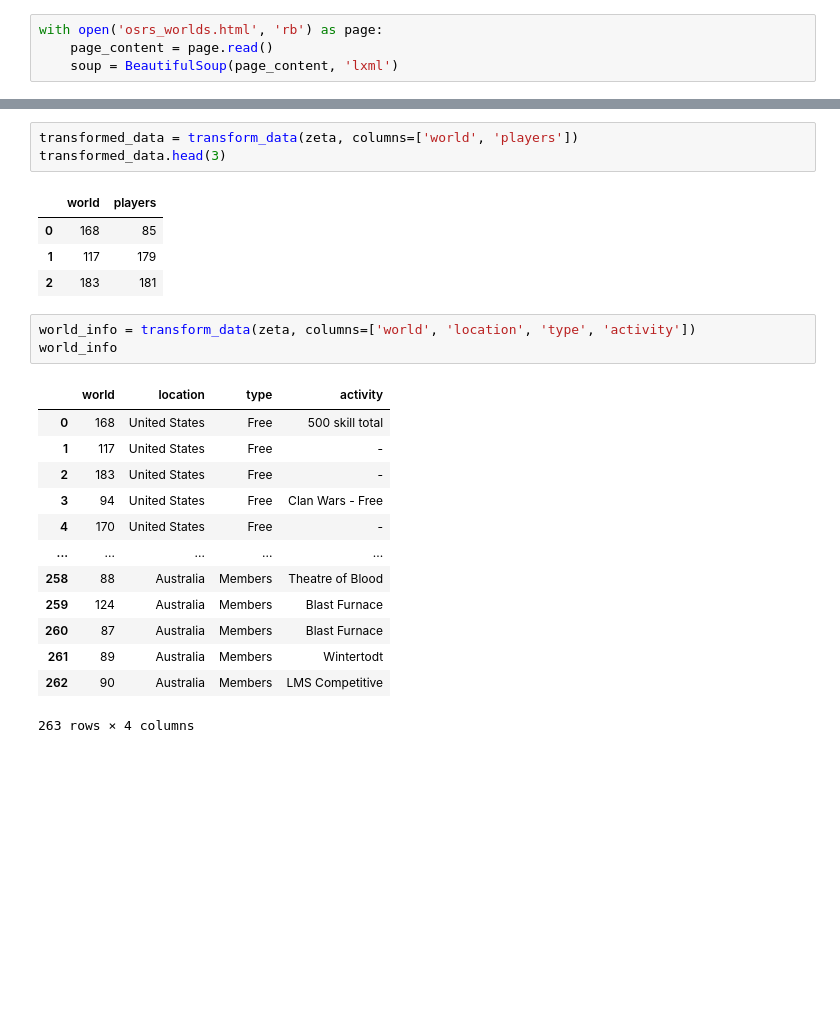
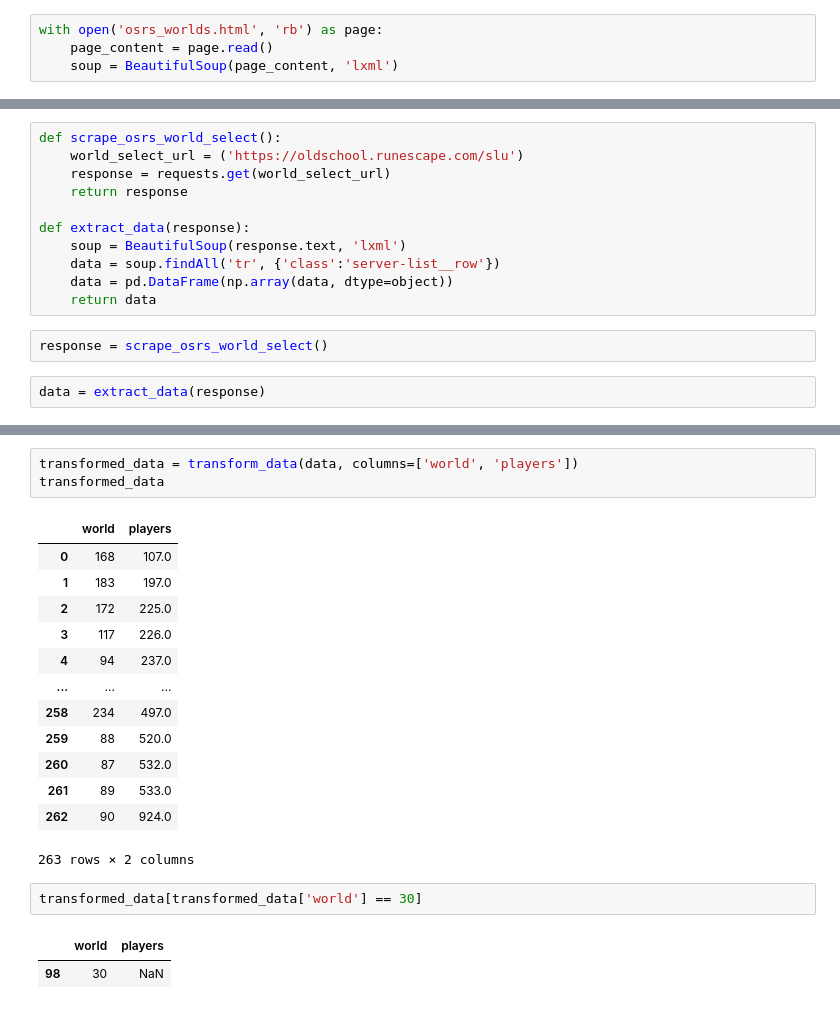
Before and after one commit to ys-lin14/osrs-player-count-scraper, a Jupyter notebook: etl_prototype.ipynb, the cells around one changed output, grey strips where cells are left out. Drawn from its saved outputs; the diff is of its cells as text; blank space fills up the shorter version.

Commit message:
create prototype for extracting data

```diff
--- a/etl_prototype.ipynb
+++ b/etl_prototype.ipynb
@@ -77,0 +85,15 @@ zeta = pd.DataFrame(np.array(row_data, dtype=object))
+# %%
+def scrape_osrs_world_select():
+    world_select_url = ('https://oldschool.runescape.com/slu')
+    response = requests.get(world_select_url)
+    return response
+
+def extract_data(response):
+    soup = BeautifulSoup(response.text, 'lxml')
+    data = soup.findAll('tr', {'class':'server-list__row'})
+    data = pd.DataFrame(np.array(data, dtype=object))
+    return data
+# %%
+response = scrape_osrs_world_select()
+# %%
+data = extract_data(response)
@@ -78,25 +134,22 @@ zeta = pd.DataFrame(np.array(row_data, dtype=object))
 # %%
-transformed_data = transform_data(zeta, columns=['world', 'players'])
-transformed_data.head(3)
+transformed_data = transform_data(data, columns=['world', 'players'])
+transformed_data
 # %% [output]
 |  | world | players |
-| 0 | 168 | 85 |
-| 1 | 117 | 179 |
-| 2 | 183 | 181 |
+| 0 | 168 | 107.0 |
+| 1 | 183 | 197.0 |
+| 2 | 172 | 225.0 |
+| 3 | 117 | 226.0 |
+| 4 | 94 | 237.0 |
+| ... | ... | ... |
+| 258 | 234 | 497.0 |
+| 259 | 88 | 520.0 |
+| 260 | 87 | 532.0 |
+| 261 | 89 | 533.0 |
+| 262 | 90 | 924.0 |
+263 rows × 2 columns
-# %%
-world_info = transform_data(zeta, columns=['world', 'location', 'type', 'activity'])
-world_info
-# %% [output]
-|  | world | location | type | activity |
-| 0 | 168 | United States | Free | 500 skill total |
-| 1 | 117 | United States | Free | - |
-| 2 | 183 | United States | Free | - |
-| 3 | 94 | United States | Free | Clan Wars - Free |
-| 4 | 170 | United States | Free | - |
-| ... | ... | ... | ... | ... |
-| 258 | 88 | Australia | Members | Theatre of Blood |
-| 259 | 124 | Australia | Members | Blast Furnace |
-| 260 | 87 | Australia | Members | Blast Furnace |
-| 261 | 89 | Australia | Members | Wintertodt |
-| 262 | 90 | Australia | Members | LMS Competitive |
-263 rows × 4 columns
+# %%
+transformed_data[transformed_data['world'] == 30]
+# %% [output]
+|  | world | players |
+| 98 | 30 | NaN |
```
Also changed, not shown: parts of 9 cells of this notebook.
